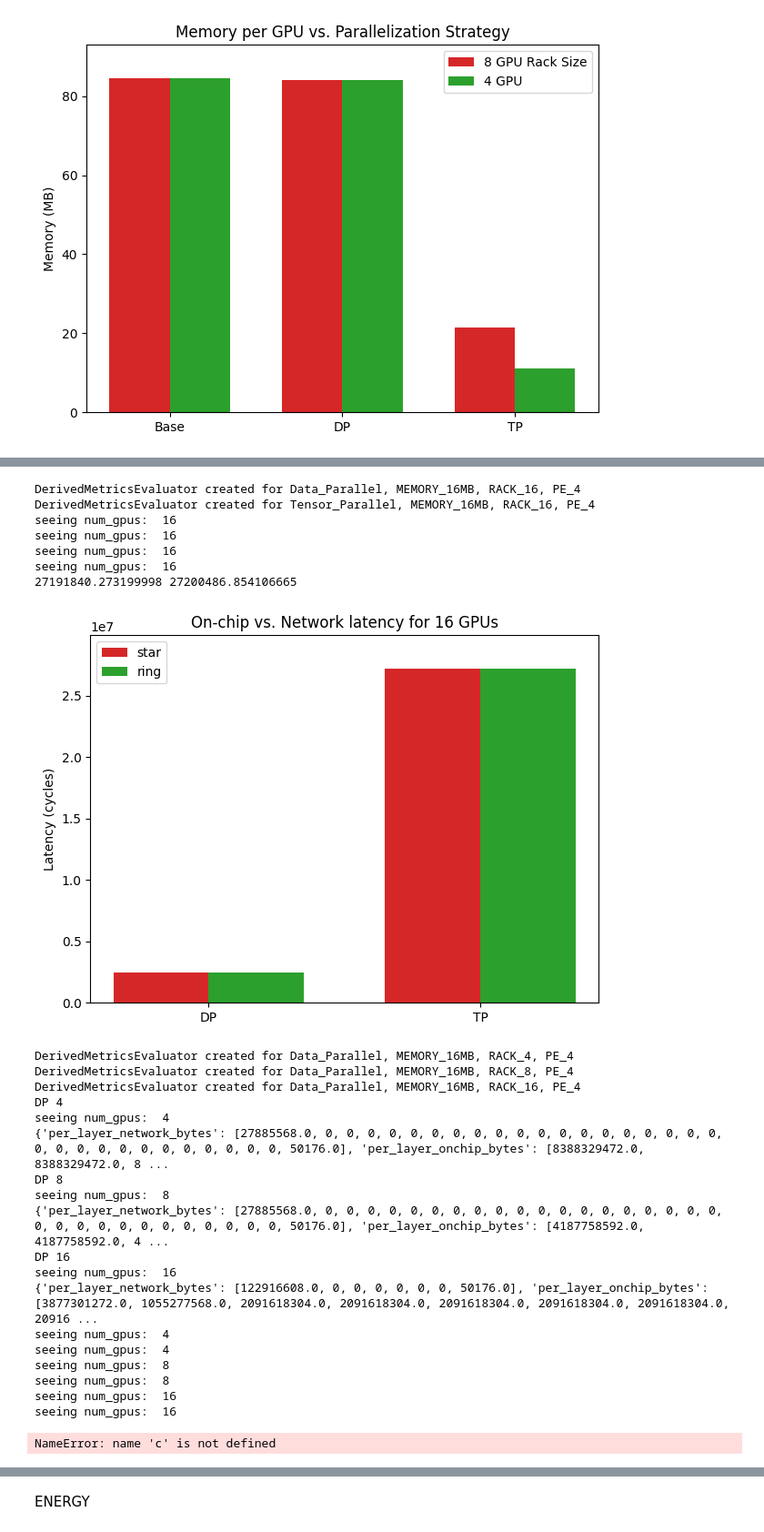
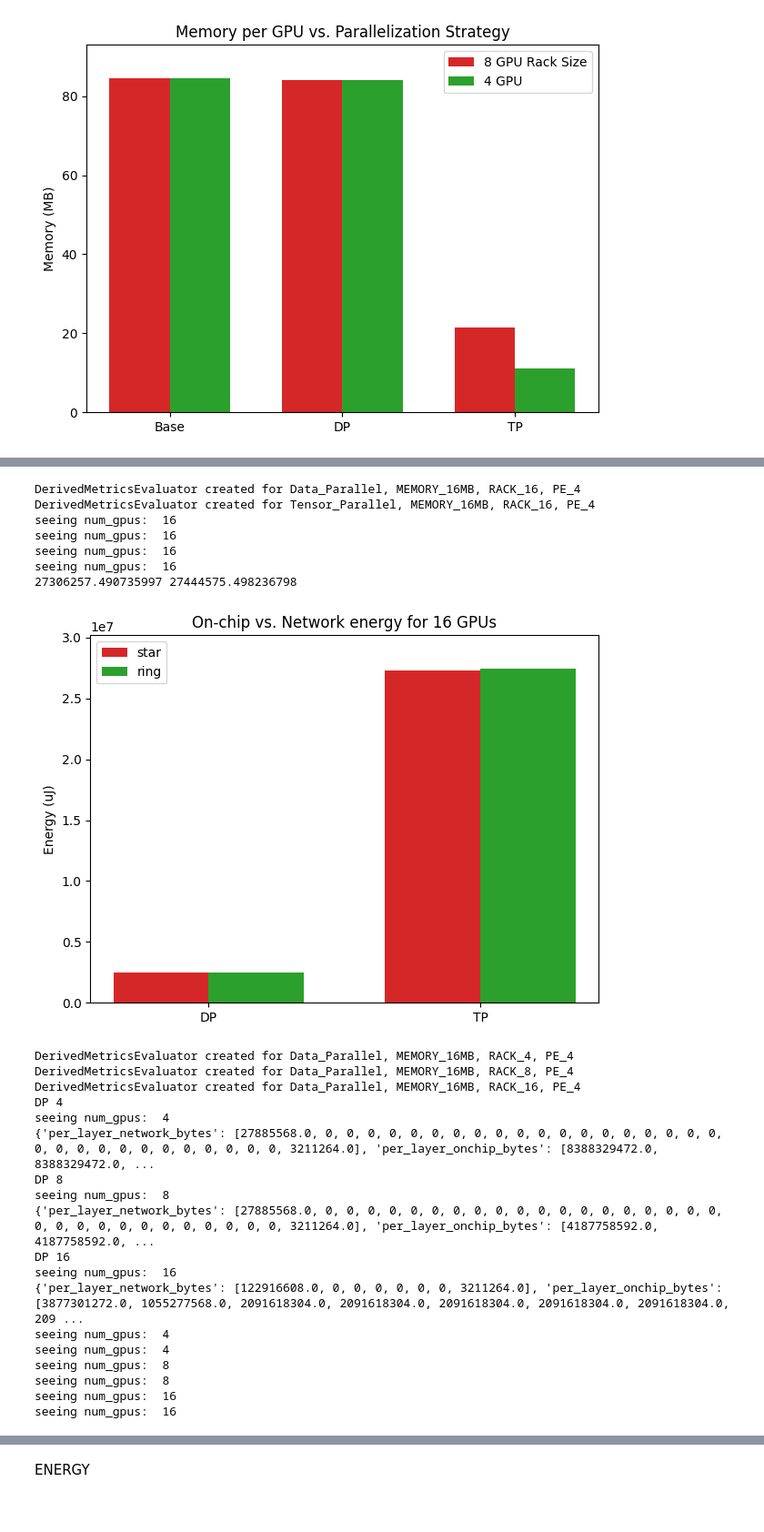
Before and after one commit to feadebekun2/6.593-final, a Jupyter notebook: workspace/results_analysis.ipynb, the cells around one changed output, grey strips where cells are left out. Shown: that part at 91% size. Cells and saved outputs as stored; diff of their text form; code cells hidden in the pictures.

```diff
--- a/workspace/results_analysis.ipynb
+++ b/workspace/results_analysis.ipynb
@@ -540,8 +549,8 @@ plot_grouped_bar_chart(
     series_2=[dp_ring, tp_ring],
     series_labels=("star", "ring"),
     colors=("tab:red", "tab:green"),
-    chart_title="On-chip vs. Network latency for 16 GPUs",
-    y_axis_title="Latency (cycles)",
+    chart_title="On-chip vs. Network energy for 16 GPUs",
+    y_axis_title="Energy (uJ)",
     use_scientific=True
 )
 
@@ -549,61 +558,58 @@ dp_estimator4 = DerivedMetricsEvaluator(Architecture.Data_Parallel, GPUMemorySca
 dp_estimator8 = DerivedMetricsEvaluator(Architecture.Data_Parallel, GPUMemoryScale.MEMORY_16MB, RackSize.RACK_8, PEsConfig.PE_4,'persisted_results/results_May 03, 2025 04:16:57 PM EST')
 dp_estimator16 = DerivedMetricsEvaluator(Architecture.Data_Parallel, GPUMemoryScale.MEMORY_16MB, RackSize.RACK_16, PEsConfig.PE_4,'persisted_results/results_May 03, 2025 04:16:57 PM EST')
 
 print("DP 4")
 print(dp_estimator4.derive_total_ring_results())
 print("DP 8")
 print(dp_estimator8.derive_total_ring_results())
 print("DP 16")
 print(dp_estimator16.derive_total_ring_results())
+# Calculate on-chip and off-chip energy for different configurations
 dp_on_chip_energy4 = dp_estimator4.derive_total_ring_results()["total_onchip_energy"]
 dp_off_chip_energy4 = dp_estimator4.derive_total_ring_results()["total_network_energy"]
 dp_on_chip_energy8 = dp_estimator8.derive_total_ring_results()["total_onchip_energy"]
 dp_off_chip_energy8 = dp_estimator8.derive_total_ring_results()["total_network_energy"]
 dp_on_chip_energy16 = dp_estimator16.derive_total_ring_results()["total_onchip_energy"]
 dp_off_chip_energy16 = dp_estimator16.derive_total_ring_results()["total_network_energy"]
 
-a = dp_on_chip_energy4 + dp_off_chip_energy4
-b = dp_on_chip_energy8 + dp_off_chip_energy8
-
+# Grouped bar plot for on-chip and off-chip energy comparison
 plot_grouped_bar_chart(
-     x_labels=["4", "8"],
-    series_1=[a,b,c],
-    series_2=[0,0,0],
-    series_labels=("star", "ring"),
-    colors=("tab:red", "tab:green"),
-    chart_title="Energy",
+    x_labels=["4", "8", "16"],
+    series_1=[dp_on_chip_energy4, dp_on_chip_energy8, dp_on_chip_energy16],
+    series_2=[dp_off_chip_energy4, dp_off_chip_energy8, dp_off_chip_energy16],
+    series_labels=("On-chip Energy", "Off-chip Energy"),
+    colors=("tab:blue", "tab:orange"),
+    chart_title="Comparison of On-chip and Off-chip Energy",
     y_axis_title="Energy (cycles)",
     use_scientific=True
 )
-
 #For small GPUs, on-chip dominates.
 # There are a ton more data movement for on chip but each mvoement is 0.14
 # each network send is 128
 # %% [output]
 DerivedMetricsEvaluator created for Data_Parallel, MEMORY_16MB, RACK_16, PE_4
 DerivedMetricsEvaluator created for Tensor_Parallel, MEMORY_16MB, RACK_16, PE_4
 seeing num_gpus:  16
 seeing num_gpus:  16
 seeing num_gpus:  16
 seeing num_gpus:  16
-27191840.273199998 27200486.854106665
+27306257.490735997 27444575.498236798
-[figure, old version]
+[figure, new version]
 DerivedMetricsEvaluator created for Data_Parallel, MEMORY_16MB, RACK_4, PE_4
 DerivedMetricsEvaluator created for Data_Parallel, MEMORY_16MB, RACK_8, PE_4
 DerivedMetricsEvaluator created for Data_Parallel, MEMORY_16MB, RACK_16, PE_4
 DP 4
 seeing num_gpus:  4
-{'per_layer_network_bytes': [27885568.0, 0, 0, 0, 0, 0, 0, 0, 0, 0, 0, 0, 0, 0, 0, 0, 0, 0, 0, 0, 0, 0, 0, 0, 0, 0, 0, 0, 0, 0, 0, 0, 50176.0], 'per_layer_onchip_bytes': [8388329472.0, 8388329472.0, 8 ...
+{'per_layer_network_bytes': [27885568.0, 0, 0, 0, 0, 0, 0, 0, 0, 0, 0, 0, 0, 0, 0, 0, 0, 0, 0, 0, 0, 0, 0, 0, 0, 0, 0, 0, 0, 0, 0, 0, 3211264.0], 'per_layer_onchip_bytes': [8388329472.0, 8388329472.0, ...
 DP 8
 seeing num_gpus:  8
-{'per_layer_network_bytes': [27885568.0, 0, 0, 0, 0, 0, 0, 0, 0, 0, 0, 0, 0, 0, 0, 0, 0, 0, 0, 0, 0, 0, 0, 0, 0, 0, 0, 0, 0, 0, 0, 0, 50176.0], 'per_layer_onchip_bytes': [4187758592.0, 4187758592.0, 4 ...
+{'per_layer_network_bytes': [27885568.0, 0, 0, 0, 0, 0, 0, 0, 0, 0, 0, 0, 0, 0, 0, 0, 0, 0, 0, 0, 0, 0, 0, 0, 0, 0, 0, 0, 0, 0, 0, 0, 3211264.0], 'per_layer_onchip_bytes': [4187758592.0, 4187758592.0, ...
 DP 16
 seeing num_gpus:  16
-{'per_layer_network_bytes': [122916608.0, 0, 0, 0, 0, 0, 0, 50176.0], 'per_layer_onchip_bytes': [3877301272.0, 1055277568.0, 2091618304.0, 2091618304.0, 2091618304.0, 2091618304.0, 2091618304.0, 20916 ...
+{'per_layer_network_bytes': [122916608.0, 0, 0, 0, 0, 0, 0, 3211264.0], 'per_layer_onchip_bytes': [3877301272.0, 1055277568.0, 2091618304.0, 2091618304.0, 2091618304.0, 2091618304.0, 2091618304.0, 209 ...
 seeing num_gpus:  4
 seeing num_gpus:  4
 seeing num_gpus:  8
 seeing num_gpus:  8
 seeing num_gpus:  16
 seeing num_gpus:  16
-NameError: name 'c' is not defined
```
Also changed, not shown: parts of 4 cells of this notebook, 4 other files.
